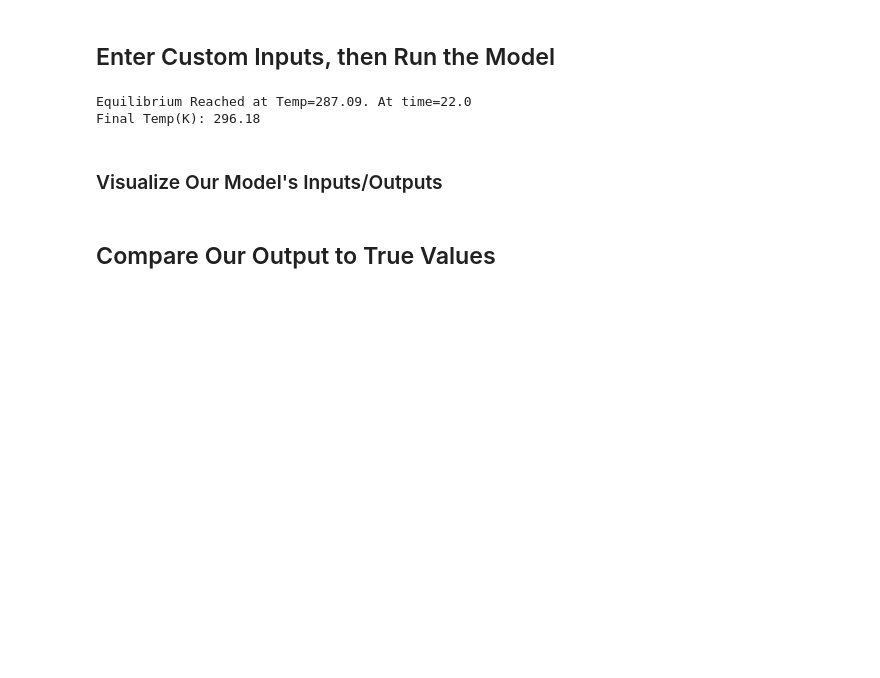
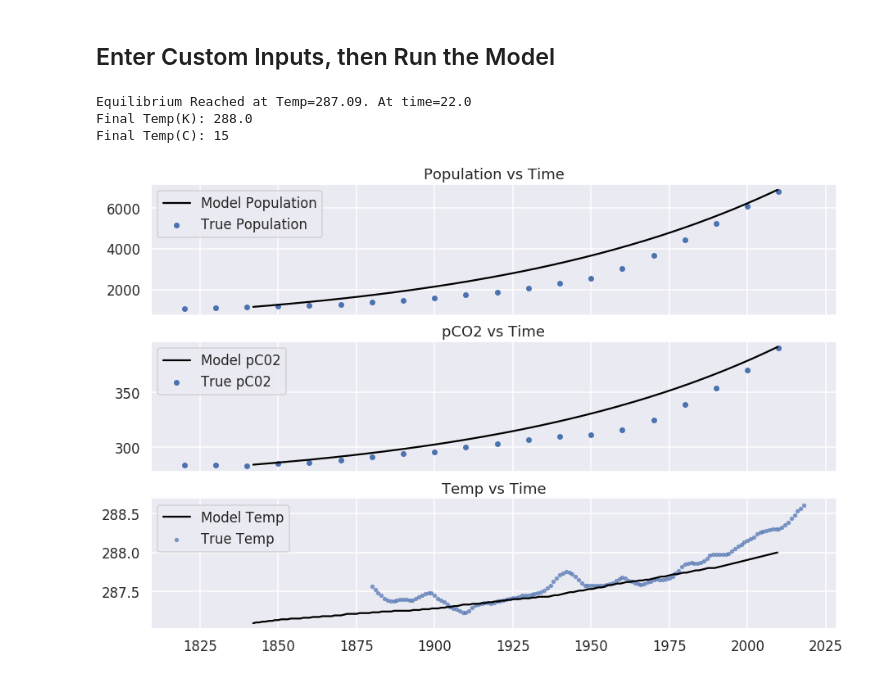
Before and after one commit to ethansav3/coupled_ebm, a Jupyter notebook: model/ebmFinal.ipynb, the cells around one changed output. Cells and saved outputs as stored; diff of their text form; code cells hidden in the pictures; blank space fills up the shorter version.

Commit message:
updated earth-like conditions for new functionality

```diff
--- a/model/ebmFinal.ipynb
+++ b/model/ebmFinal.ipynb
@@ -26,46 +26,3 @@ call("rm -rf tmp*",shell=True)
 dfModel = []#will contain output from our model
 # %% [markdown]
 ## Enter Custom Inputs, then Run the Model
-# %%
-nameList = makeDefNamelist() #make namelist
-nameList['ebm']['lverbose']=True #controls terminal output, used for debugging
-nameList['ebm']['N0']=1041
-#earth-like, dt=190 years
-nameList['ebm']['rco2']=1.9e-4
-nameList['ebm']['rDeath']=0.0142857
-nameList['ebm']['rBirth']=0.03001
-nameList['ebm']['coupled'] = True
-
-#equilibriumTs=[]
-#pco2=[]
-
-nameList['ebm']['runTime'] = 500
-
-#change distance
-newA = 1#AU
-nameList['ebm']['relsolcon']=newA**-2 #inverse square law for solar flux
-#change pco2
-newPco2=284#orginal is 284
-nameList['ebm']['pco20']=newPco2/10**6
-
-#make temporary directory to run in
-with tempfile.TemporaryDirectory() as dirpath:
-    runFolder = newFolder(nameList,dirpath) #make the temporary folder
-    runProgram("driver.exe") #windows intel compiler outputs driver.exe  (vs linux outputs driver)
-    dfModel, finalavgtemp, eqTime, eqTemp = readOutput() #read output into datframe
-    os.chdir(notePath)
-    call("rm -rf tmp*", shell=True)#delete the temporary folder and unlink it's contents
-    print('Equilibrium Reached at Temp=' + str(eqTemp)+". At time="+str(eqTime))
-    print('Final Temp(K): ' + str(finalavgtemp));
-    #print('Final Temp(F): ' + str(round((finalavgtemp-273.15)*(9/5)+32,2)));
-    print('')
-    call("echo   ", shell=True)
-    call("echo End of Python Notebook Reached",shell=True)
-
-#pco2.append(i)
-#equilibriumTs.append(eqTemp)
-# %% [output]
-Equilibrium Reached at Temp=287.09. At time=22.0
-Final Temp(K): 296.18
-# %% [markdown]
-### Visualize Our Model's Inputs/Outputs
@@ -75,8 +29,31 @@ Final Temp(K): 296.18
-# %% [markdown]
-## Compare Our Output to True Values
 # %%
+nameList = makeDefNamelist() #make namelist
+nameList['ebm']['lverbose']=True #controls terminal output, used for debugging
+nameList['ebm']['runTime'] = 190#change runtime
+nameList['ebm']['rBirth']=.0252;
+nameList['ebm']['rDeath']=.0142857;
+nameList['ebm']['rco2']=2.00e-4;
+
+#change distance
+newA = 1#AU
+nameList['ebm']['relsolcon']=newA**-2 #inverse square law for solar flux
+
+#change pco2
+newPco2=284#ppm
+nameList['ebm']['pco20']=newPco2/10**6
+
+#run the progra,
+dfModel, finalavgtemp, eqTime, eqTemp = runProgram("driver.exe",nameList)
+
+#-----------------------------------PLOTS----------------------------------------------------------
 dfTemp = pd.read_csv('anomaly.csv');#data from NASA GISS: https://data.giss.nasa.gov/gistemp/graphs_v4/
 dfPopCo2 = pd.read_csv('world_stats.csv');#data from Frank, Adam, and Woodruff Sullivan.
-
+#plotModelInput(nameList)#plot the temperature dependence on the growth rate
+#plotModelOutput(dfModel,newA,eqTime,eqTemp)#plot the output of our model, colored by pco2
 #plotTruePopCo2(dfPopCo2) #plot true population values vs pco2
-#compareModelOutput(dfModel,dfTemp,dfPopCo2)#compare the models output to true data
+compareModelOutput(dfModel,dfTemp,dfPopCo2)#compare the models output to true data
+# %% [output]
+Equilibrium Reached at Temp=287.09. At time=22.0
+Final Temp(K): 288.0
+Final Temp(C): 15
+[figure, added]
```
Also changed, not shown: parts of 1 cell of this notebook, 1 other file.
